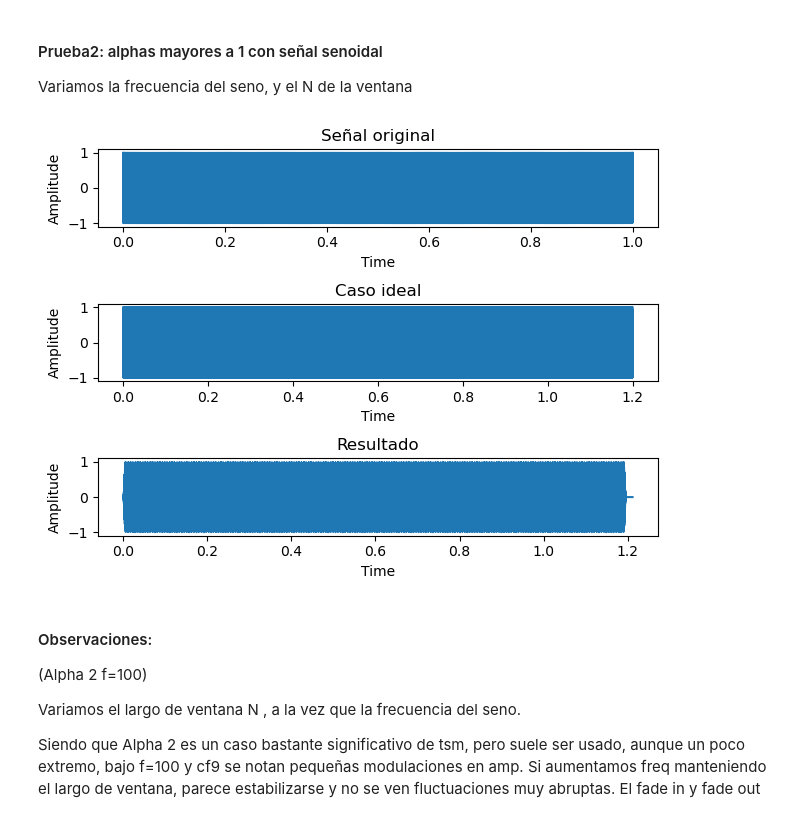
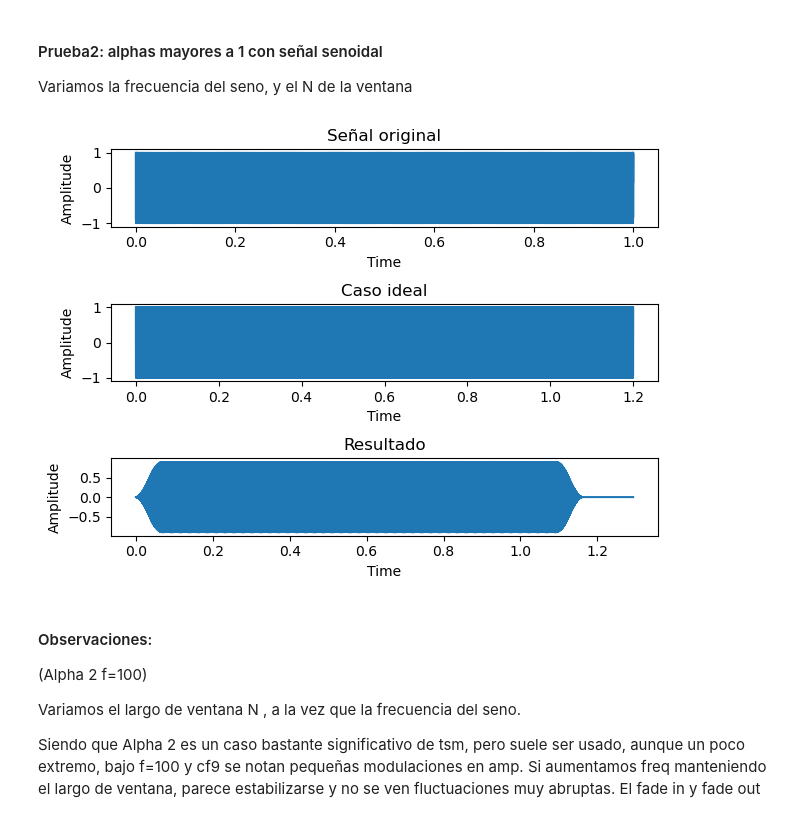
Before and after one commit to MatiasDiBernardo/TSM_Toolkit, a Jupyter notebook: ola_tests_v2.ipynb, the cells around one changed output. Cells and saved outputs as stored; diff of their text form; code cells hidden in the pictures.

```diff
--- a/ola_tests_v2.ipynb
+++ b/ola_tests_v2.ipynb
@@ -186,24 +187,24 @@ Variamos la frecuencia del seno, y el N de la ventana
 # %%
 #Diccionarios utiles para las pruebas objetivas (alpha mayor a 1)
 xalpha = 1.2
-xcfg1 = {"N": 8192, "Hs": 8192//4, "alpha": xalpha,}
+xcfg1 = {"N": 8192, "Hs": 8192//2, "alpha": xalpha,}
 xcfg2 = {"N": 8192, "Hs": 8192//2, "alpha": xalpha,}
 xcfg3 = {"N": 4096, "Hs": 4096//2, "alpha": xalpha,}
-xcfg4 = {"N": 4096, "Hs": 4096//4, "alpha": xalpha,}
-xcfg5 = {"N": 4096, "Hs": 4096//6, "alpha": xalpha,}
-xcfg6 = {"N": 2048, "Hs": 2048//4, "alpha": xalpha,}
-xcfg7 = {"N": 2048, "Hs": 2048//6, "alpha": xalpha,}
+xcfg4 = {"N": 4096, "Hs": 4096//2, "alpha": xalpha,}
+xcfg5 = {"N": 4096, "Hs": 4096//2, "alpha": xalpha,}
+xcfg6 = {"N": 2048, "Hs": 2048//2, "alpha": xalpha,}
+xcfg7 = {"N": 2048, "Hs": 2048//2, "alpha": xalpha,}
 xcfg8 = {"N": 1024, "Hs": 1024//2, "alpha": xalpha,}
 xcfg9 = {"N": 512, "Hs": 512//2, "alpha": xalpha,}
 # %%
 fs = 44100
 f_analysis = 9000
-config = xcfg9
+config = xcfg4
 algorithm = "OLA"
 x_base, x_ideal, x_result = TO.test_ideal_signal(algo=algorithm, f0=f_analysis, fs=fs, config=config,
                                                  plot=True, audio_save=False, return_audios=True)
 # %% [output]
-[figure, old version]
+[figure, new version]
 # %% [markdown]
 #### Observaciones:
 
```
Also changed, not shown: parts of 23 cells of this notebook, 3 other files.
